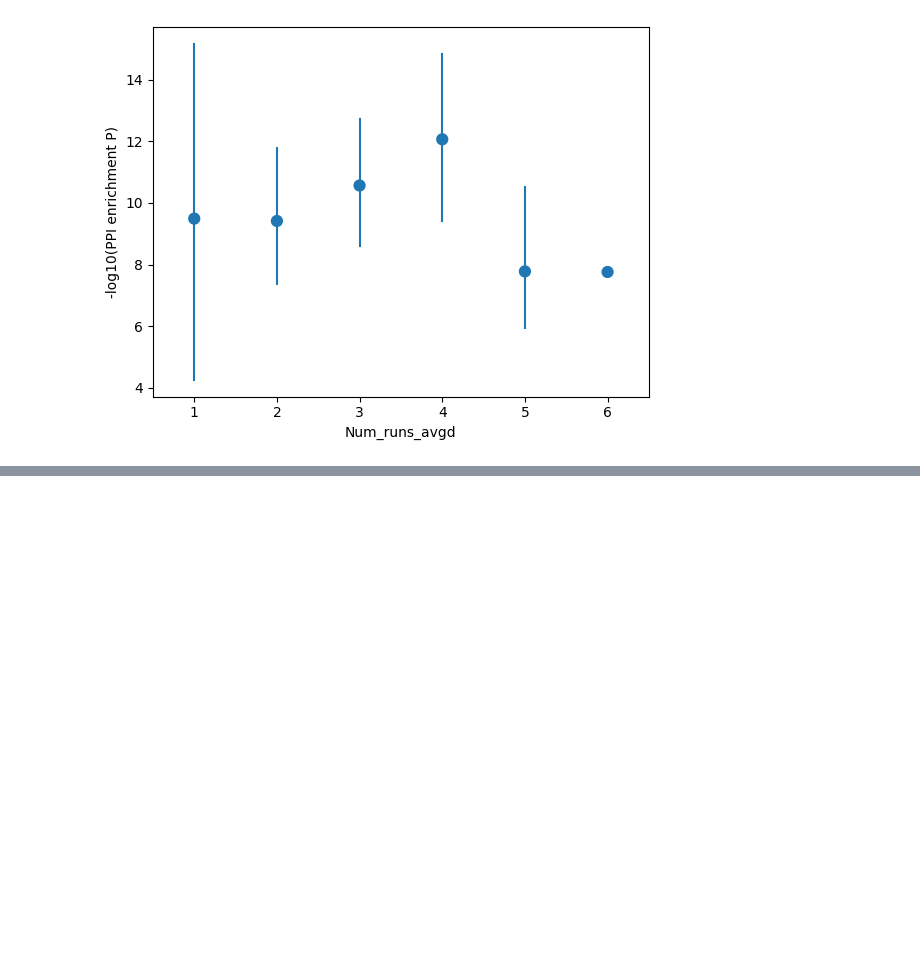
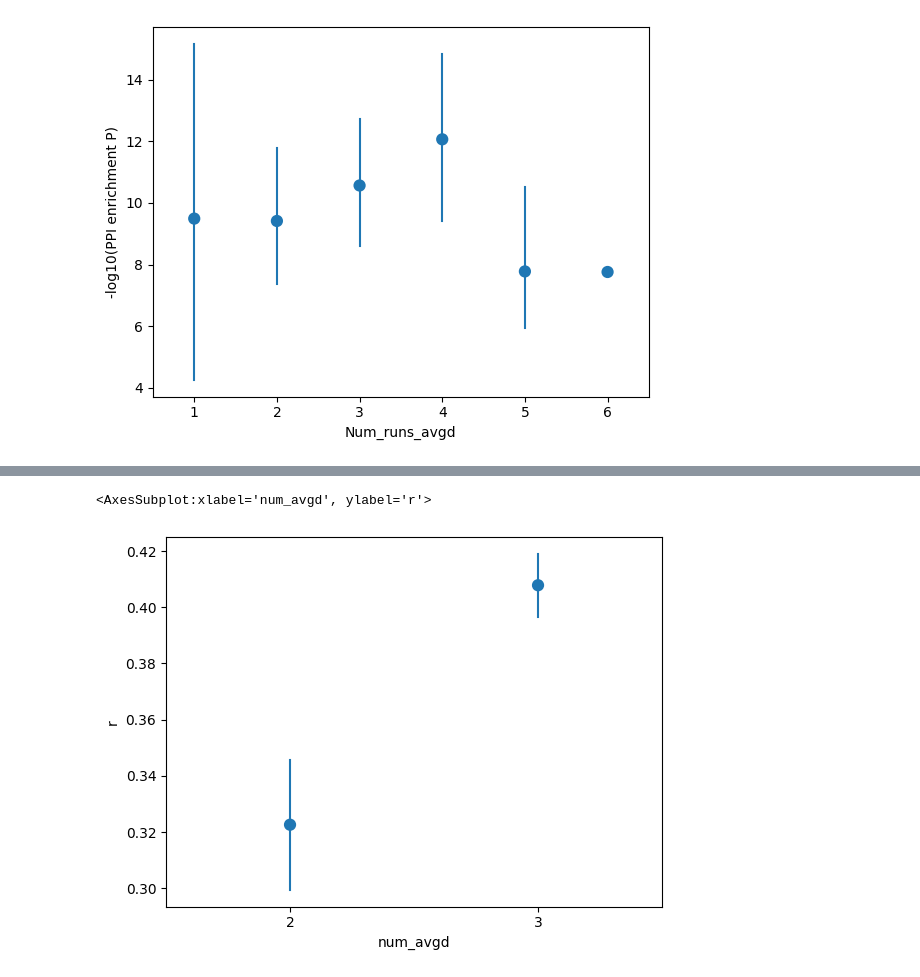
Before and after one commit to titoghose/GWANN, a Jupyter notebook: Code_AD/sensitivity_plots.ipynb, the cells around one changed output, grey strips where cells are left out. Cells and saved outputs as stored; diff of their text form; code cells hidden in the pictures; blank space fills up the shorter version.

```diff
--- a/Code_AD/sensitivity_plots.ipynb
+++ b/Code_AD/sensitivity_plots.ipynb
@@ -1119,0 +1194,7 @@ sns.pointplot(data=string_enrichment, x='Num_runs_avgd', y='-log10(PPI enrichmen
+# %%
+corr_dict['hit_intersection'] = corr_dict['IOU']
+plot_df = pd.DataFrame(corr_dict)
+sns.pointplot(data=plot_df, x='num_avgd', y='r', join=False, errorbar='sd', errwidth=1.5)
+# %% [output]
+<AxesSubplot:xlabel='num_avgd', ylabel='r'>
+[figure, added]
```
Also changed, not shown: parts of 9 cells of this notebook, 3 other files.
